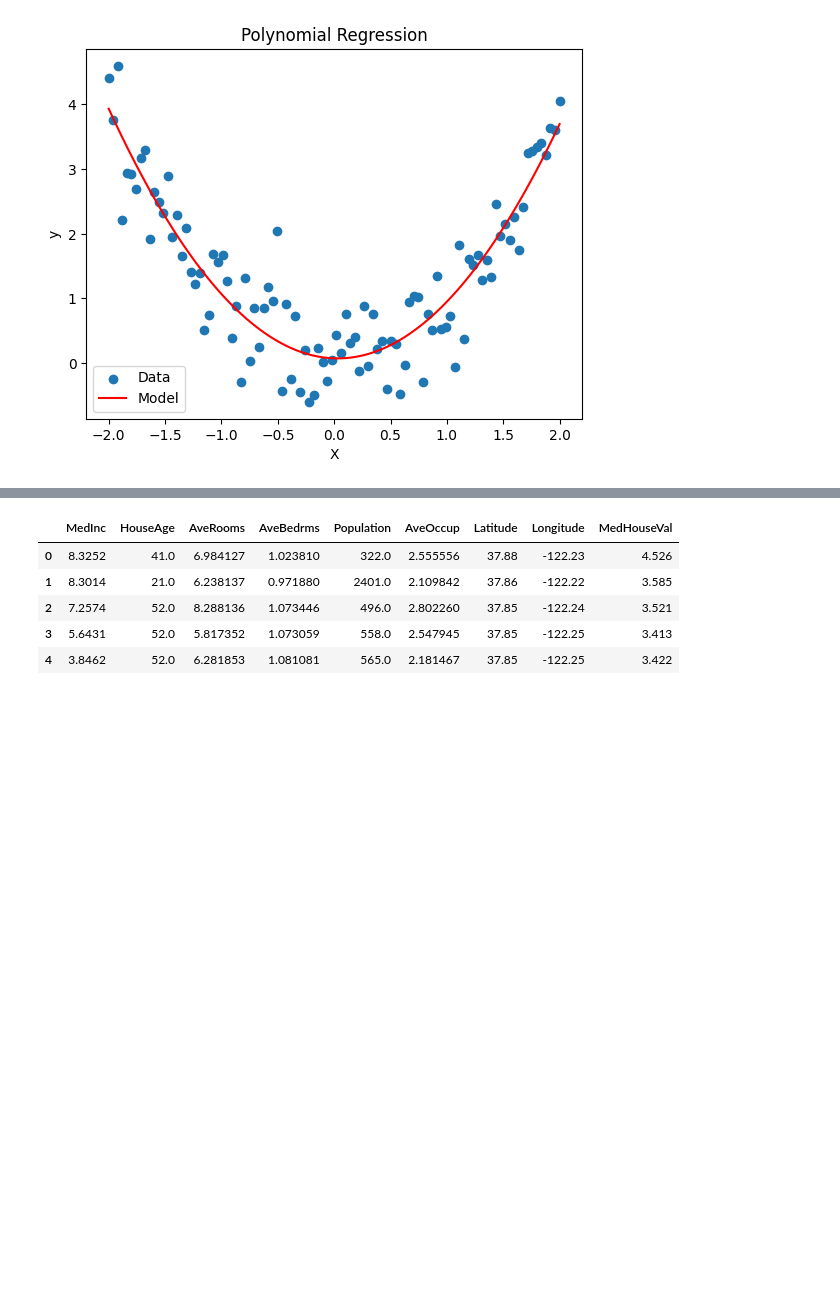
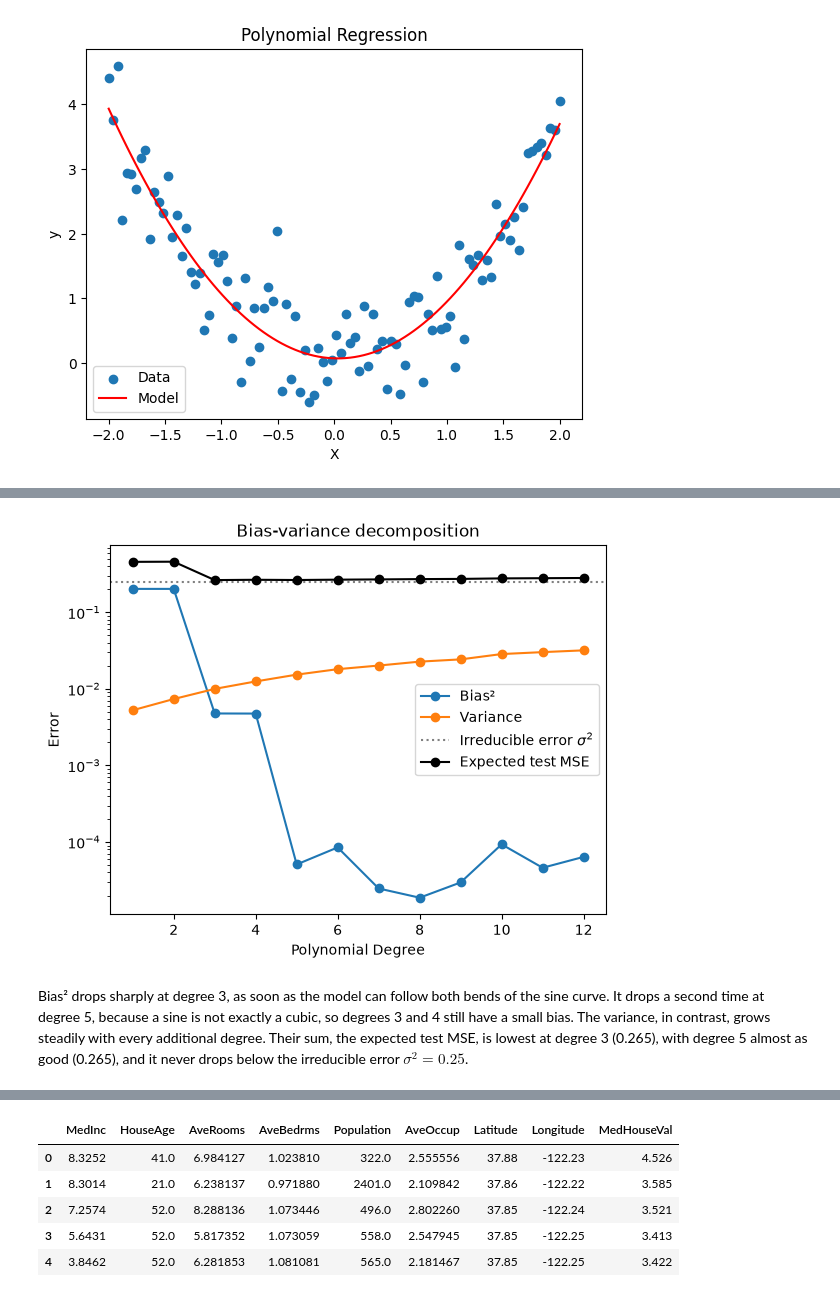
Before and after one commit to mibur1/psy300, a Jupyter notebook: book/solutions/solutions_1.ipynb, the cells around one changed output, grey strips where cells are left out. Saved outputs shown, nothing was run; the diff lists cells and outputs as text; code cells hidden in the pictures; blank space fills up the shorter version.

```diff
--- a/book/solutions/solutions_1.ipynb
+++ b/book/solutions/solutions_1.ipynb
@@ -137,3 +172,38 @@ ax.legend();
+# %%
+# Bonus: Estimate bias² and variance by simulating many datasets
+rng = np.random.default_rng(0)
+f_true = np.sin(X).ravel()  # the true function at each x
+sigma = 0.5                 # the noise level used to generate the data
+n_sims = 500
+
+bias2, variance = [], []
+
+for degree in degrees:
+    poly = PolynomialFeatures(degree=degree)
+    X_poly = poly.fit_transform(X)
+
+    # Fit one model per simulated dataset (same x, new noise) and store its predictions
+    preds = np.empty((n_sims, len(X)))
+    for s in range(n_sims):
+        y_sim = f_true + rng.normal(0, sigma, size=len(X))
+        preds[s] = LinearRegression().fit(X_poly, y_sim).predict(X_poly)
+
+    bias2.append(np.mean((preds.mean(axis=0) - f_true) ** 2))
+    variance.append(np.mean(preds.var(axis=0)))
+
+total = np.array(bias2) + np.array(variance) + sigma**2
+
+fig, ax = plt.subplots()
+ax.plot(degrees, bias2, marker='o', label='Bias²')
+ax.plot(degrees, variance, marker='o', label='Variance')
+ax.axhline(sigma**2, color='grey', ls=':', label='Irreducible error $\\sigma^2$')
+ax.plot(degrees, total, marker='o', color='k', label='Expected test MSE')
+ax.set(xlabel="Polynomial Degree", ylabel="Error", yscale="log", title="Bias-variance decomposition")
+ax.legend();
+# %% [output]
+[figure, added]
+# %% [markdown]
+Bias² drops sharply at degree 3, as soon as the model can follow both bends of the sine curve. It drops a second time at degree 5, because a sine is not exactly a cubic, so degrees 3 and 4 still have a small bias. The variance, in contrast, grows steadily with every additional degree. Their sum, the expected test MSE, is lowest at degree 3 (0.265), with degree 5 almost as good (0.265), and it never drops below the irreducible error $\sigma^2 = 0.25$.
 # %% [markdown]
 ## Exercise 3: Resampling Methods
 
```
Also changed, not shown: parts of 15 cells of this notebook, 5 other files.
